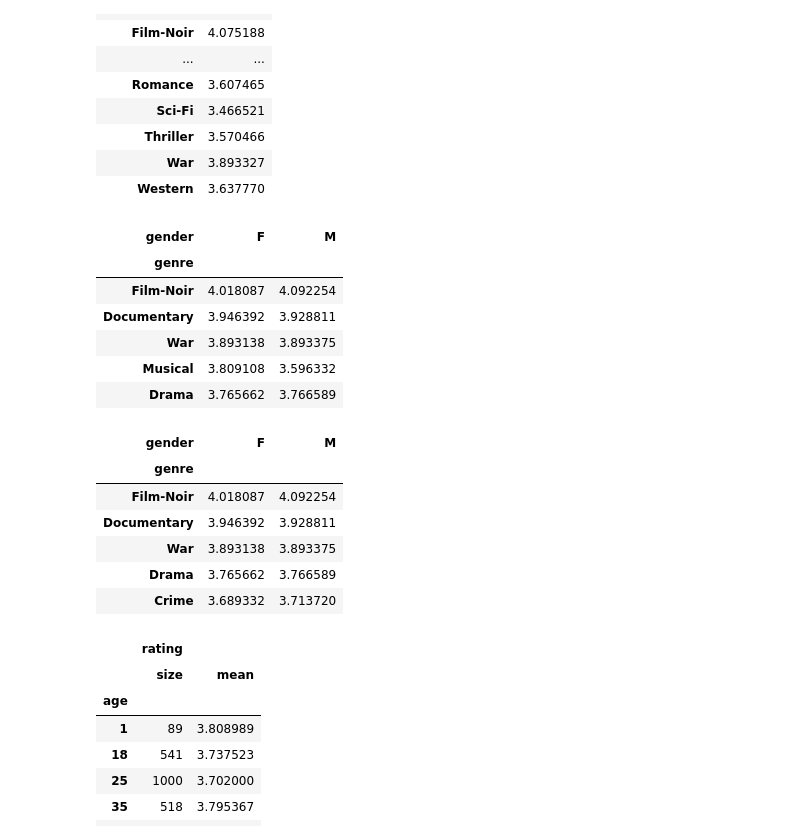
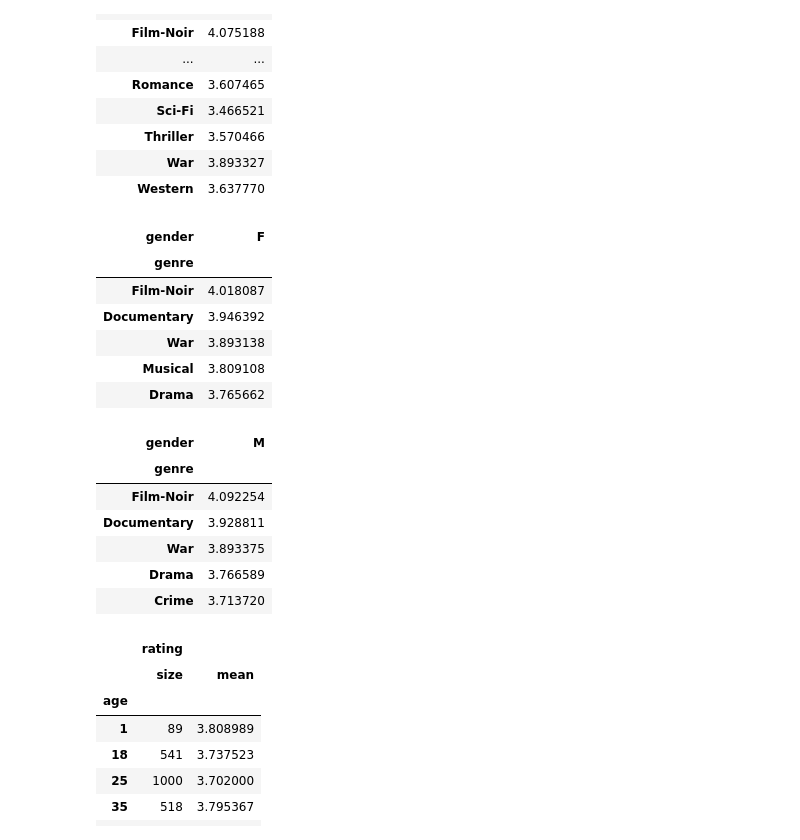
Before and after one commit to Hitesh1912/Data-Mining-Techniques, a Jupyter notebook: assignment1_sol.ipynb, the cells around one changed output. Drawn from its saved outputs; the diff is of its cells as text; code cells hidden in the pictures.

```diff
--- a/assignment1_sol.ipynb
+++ b/assignment1_sol.ipynb
@@ -74,28 +74,31 @@ agg_ratings
 | Western | 3.637770 |
 # %%
 #Q2 The top 5 highest ranked genre by women
-mean_ratings = genres_seperated_data.pivot_table('rating',index='genre',columns='gender',aggfunc='mean')
-top_women_ratings = mean_ratings.sort_values(by='F',ascending=False)
+women_data = genres_seperated_data[genres_seperated_data['gender'] == 'F']
+women_mean_ratings = women_data.pivot_table('rating',index='genre',columns='gender',aggfunc='mean')
+top_women_ratings = women_mean_ratings.sort_values(by='F',ascending=False)
 top_women_ratings[:5]
 # %% [output]
-| gender | F | M |
-| genre |  |  |
-| Film-Noir | 4.018087 | 4.092254 |
-| Documentary | 3.946392 | 3.928811 |
-| War | 3.893138 | 3.893375 |
-| Musical | 3.809108 | 3.596332 |
-| Drama | 3.765662 | 3.766589 |
+| gender | F |
+| genre |  |
+| Film-Noir | 4.018087 |
+| Documentary | 3.946392 |
+| War | 3.893138 |
+| Musical | 3.809108 |
+| Drama | 3.765662 |
 # %%
 #Q3 The top 5 highest ranked genre by men
-top_men_ratings = mean_ratings.sort_values(by='M',ascending=False)
+men_data = genres_seperated_data[genres_seperated_data['gender'] == 'M']
+men_mean_ratings = men_data.pivot_table('rating',index='genre',columns='gender',aggfunc='mean')
+top_men_ratings = men_mean_ratings.sort_values(by='M',ascending=False)
 top_men_ratings[:5]
 # %% [output]
-| gender | F | M |
-| genre |  |  |
-| Film-Noir | 4.018087 | 4.092254 |
-| Documentary | 3.946392 | 3.928811 |
-| War | 3.893138 | 3.893375 |
-| Drama | 3.765662 | 3.766589 |
-| Crime | 3.689332 | 3.713720 |
+| gender | M |
+| genre |  |
+| Film-Noir | 4.092254 |
+| Documentary | 3.928811 |
+| War | 3.893375 |
+| Drama | 3.766589 |
+| Crime | 3.713720 |
 # %%
 #Q4 A breakdown of a movie’s ratings by age, use any movie of your choice:
```
Also changed, not shown: parts of 12 cells of this notebook.
